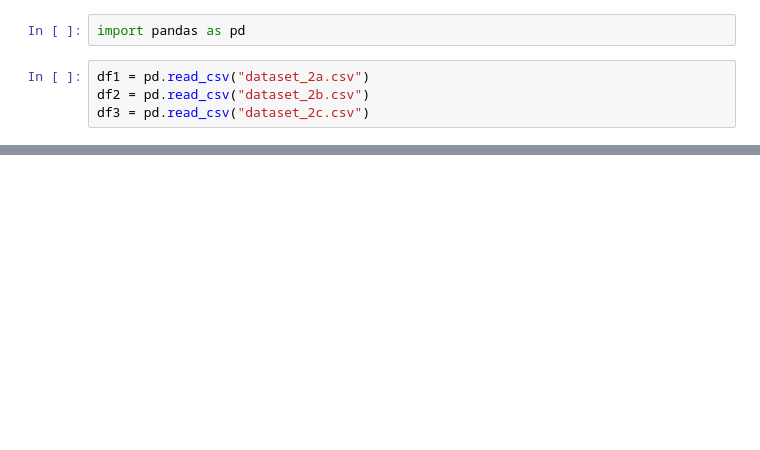
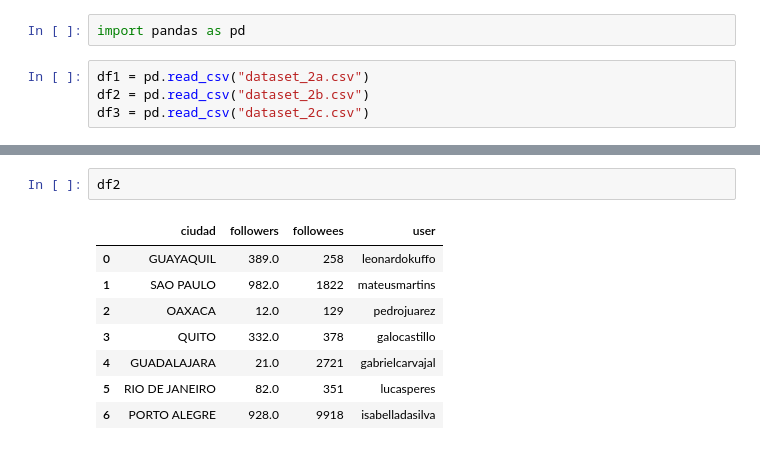
Before and after one commit to Jesusleg95/AnalisisDatosPython, a Jupyter notebook: Introduccion_AnalisisDatos/PandasII.ipynb, the cells around one changed output, grey strips where cells are left out. Saved outputs shown, nothing was run; the diff lists cells and outputs as text; blank space fills up the shorter version.

```diff
--- a/Introduccion_AnalisisDatos/PandasII.ipynb
+++ b/Introduccion_AnalisisDatos/PandasII.ipynb
@@ -16,0 +29,11 @@ df3 = pd.read_csv("dataset_2c.csv")
+# %%
+df2
+# %% [output]
+|  | ciudad | followers | followees | user |
+| 0 | GUAYAQUIL | 389.0 | 258 | leonardokuffo |
+| 1 | SAO PAULO | 982.0 | 1822 | mateusmartins |
+| 2 | OAXACA | 12.0 | 129 | pedrojuarez |
+| 3 | QUITO | 332.0 | 378 | galocastillo |
+| 4 | GUADALAJARA | 21.0 | 2721 | gabrielcarvajal |
+| 5 | RIO DE JANEIRO | 82.0 | 351 | lucasperes |
+| 6 | PORTO ALEGRE | 928.0 | 9918 | isabelladasilva |
```
Also changed, not shown: parts of 6 cells of this notebook.
